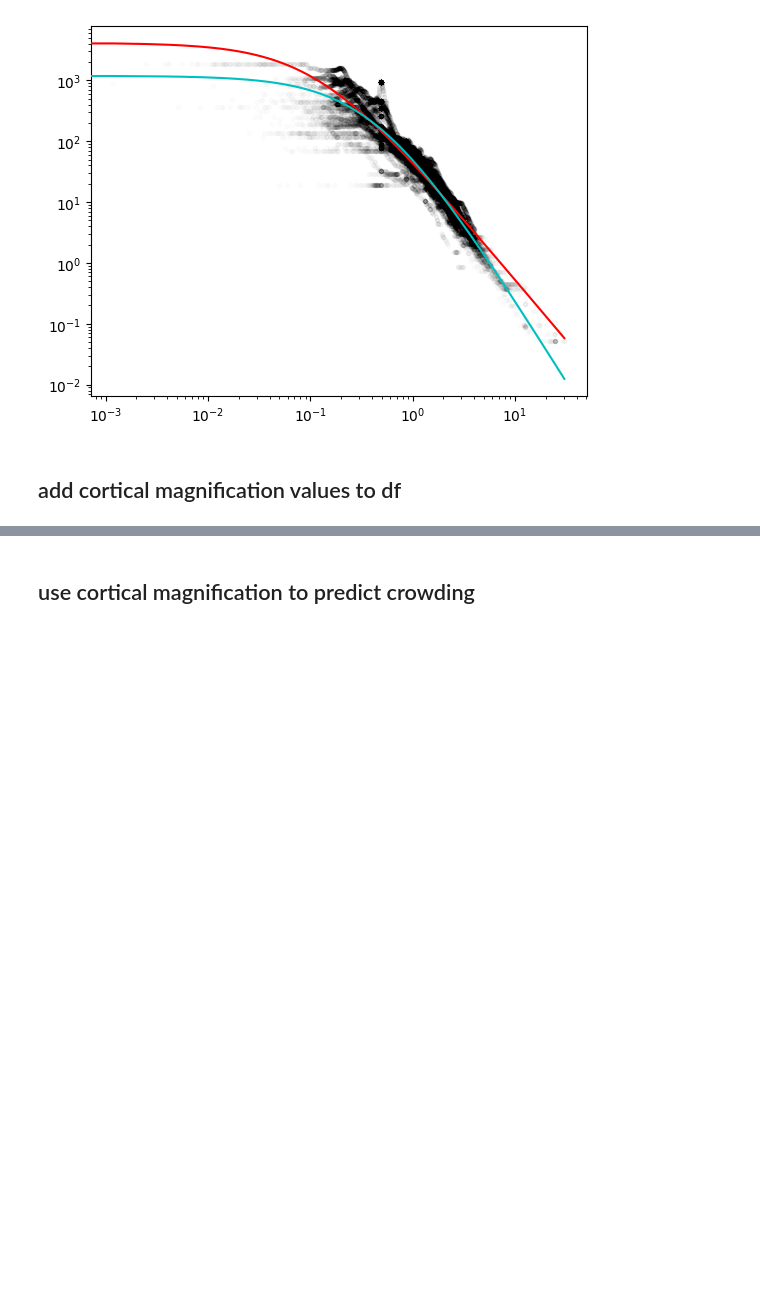
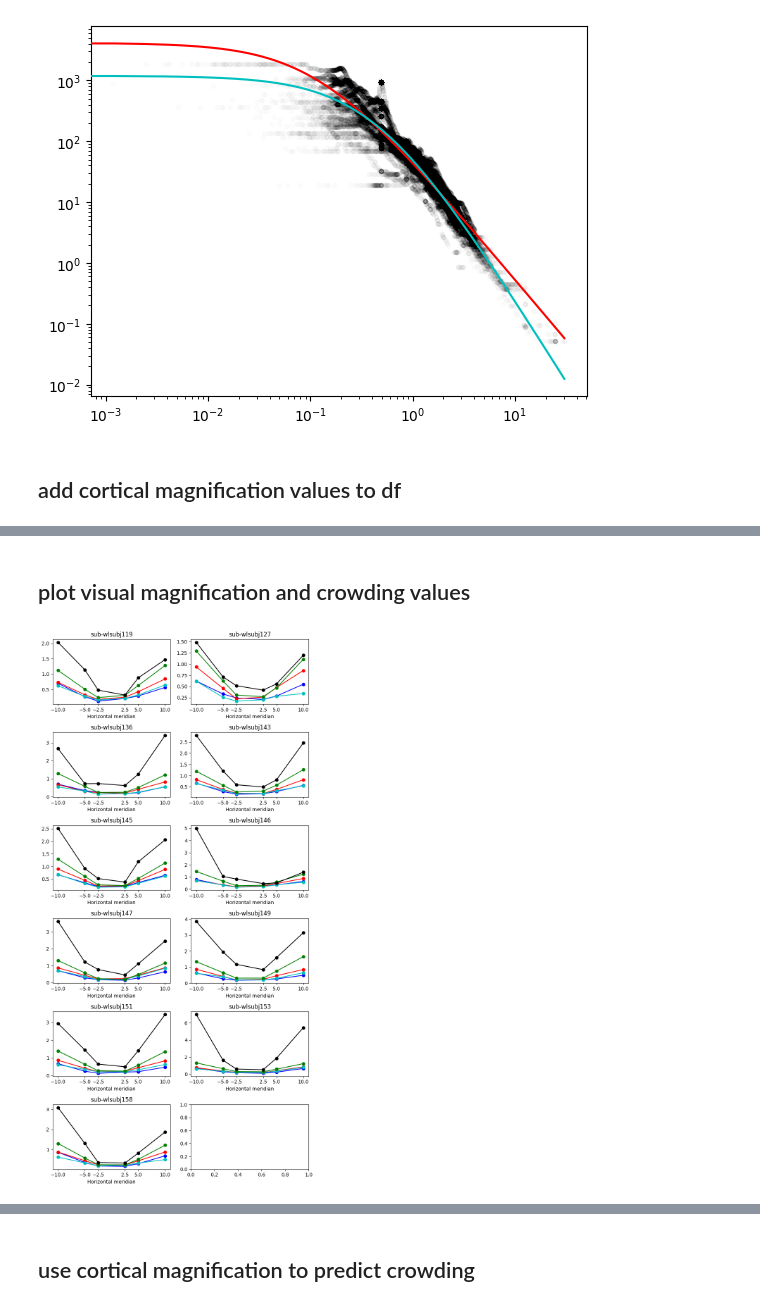
Before and after one commit to noahbenson/cortical-crowding, a Jupyter notebook: notebooks/dev.ipynb, the cells around one changed output, grey strips where cells are left out. Saved outputs shown, nothing was run; the diff lists cells and outputs as text; code cells hidden in the pictures; blank space fills up the shorter version.

```diff
--- a/notebooks/dev.ipynb
+++ b/notebooks/dev.ipynb
@@ -216,18 +254,18 @@ for mask_value in [1, 2, 3, 4]:
     col_name = f'CorticalMagnification_{mask_value}'
     df.loc[:, col_name] = magnification_values[mask_value]
 # %%
-# get mean cortical magnification for each subject at each eccentricity
-df_sub = df.groupby(['RadialEccentricity','ID'])[[
+df_sub_polar = df.groupby(['Eccen_X','Eccen_Y','ID'])[[
     'CorticalMagnification_1',
     'CorticalMagnification_2',
     'CorticalMagnification_3',
     'CorticalMagnification_4'
 ]].mean().reset_index()
 # %%
+df_cell = df_sub_polar
 # convert 2d cortical magnification into 1d visual magnification and change the names of columns accordingly
 for col in ['CorticalMagnification_1', 'CorticalMagnification_2', 'CorticalMagnification_3', 'CorticalMagnification_4']:
-    df_sub[col] = np.sqrt(1 / df_sub[col])
-df_sub.rename(columns={
+    df_cell[col] = np.sqrt(1 / df_cell[col])
+df_cell.rename(columns={
     'CorticalMagnification_1': 'VisualMagnification_1',
     'CorticalMagnification_2': 'VisualMagnification_2',
     'CorticalMagnification_3': 'VisualMagnification_3',
@@ -244,0 +299,28 @@ df_sub_clean = df_sub.dropna(subset=['VisualMagnification_1'])
+# %% [markdown]
+## plot visual magnification and crowding values
+# %%
+sids = np.unique(df_sub_clean['ID'])
+fig, axes = plt.subplots((len(sids)+1)//2,2, figsize=(8,16))
+x_ticks = [-10, -5, -2.5, 2.5, 5, 10]
+for sid, ax in zip(sids, axes.flat):
+    subject_data = df_sub_clean[(df_sub_clean['ID']==sid) & (df_sub_clean['Eccen_Y']==0)]
+    y1 = subject_data['VisualMagnification_1'].values
+    y2 = subject_data['VisualMagnification_2'].values
+    y3 = subject_data['VisualMagnification_3'].values
+    y4 = subject_data['VisualMagnification_4'].values
+    y5 = subject_data['CrowdingDistance'].values
+
+    ax.plot(subject_data['Eccen_X'], y1, 'bo-')
+    ax.plot(subject_data['Eccen_X'], y2, 'ro-')
+    ax.plot(subject_data['Eccen_X'], y3, 'co-')
+    ax.plot(subject_data['Eccen_X'], y4, 'go-')
+    ax.plot(subject_data['Eccen_X'], y5, 'ko-')
+
+    ax.set_xticks(x_ticks)
+    ax.set_title(sid)
+    ax.set_xlabel("Horizontal meridian")
+
+plt.tight_layout(rect=[0, 0, 1, 1])
+plt.show()
+# %% [output]
+[figure, added]
```
Also changed, not shown: parts of 13 cells of this notebook.
